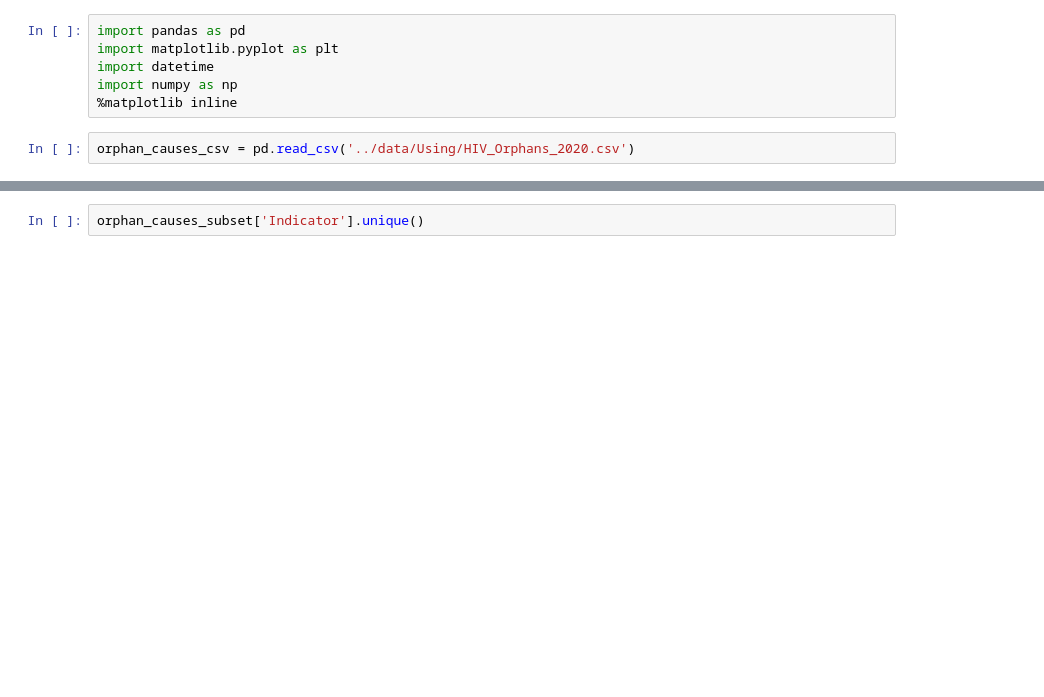
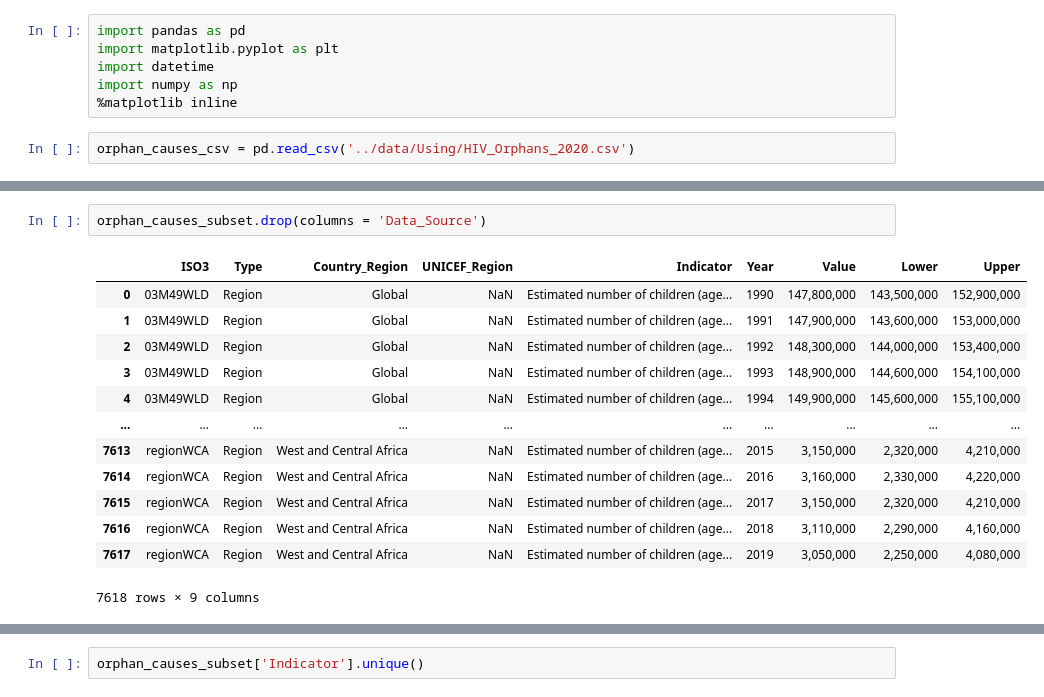
Before and after one commit to kellyrwilliams/HIV-AIDS-Impact-on-Orphan-Crisis-in-Africa, a Jupyter notebook: notebooks/capstone_global_orphan_causes.ipynb, the cells around one changed output, grey strips where cells are left out. Drawn from its saved outputs; the diff is of its cells as text; blank space fills up the shorter version.

```diff
--- a/notebooks/capstone_global_orphan_causes.ipynb
+++ b/notebooks/capstone_global_orphan_causes.ipynb
@@ -47,6 +47,22 @@ orphan_causes_subset.head()
 | 2 | 03M49WLD | Region | Global | NaN | Estimated number of children (age... | UNAIDS 2020 estimates | 1992 | 148,300,000 | 144,000,000 | ... |
 | 3 | 03M49WLD | Region | Global | NaN | Estimated number of children (age... | UNAIDS 2020 estimates | 1993 | 148,900,000 | 144,600,000 | ... |
 | 4 | 03M49WLD | Region | Global | NaN | Estimated number of children (age... | UNAIDS 2020 estimates | 1994 | 149,900,000 | 145,600,000 | ... |
+# %%
+orphan_causes_subset.drop(columns = 'Data_Source')
+# %% [output]
+|  | ISO3 | Type | Country_Region | UNICEF_Region | Indicator | Year | Value | Lower | Upper |
+| 0 | 03M49WLD | Region | Global | NaN | Estimated number of children (age... | 1990 | 147,800,000 | 143,500,000 | 152,900,000 |
+| 1 | 03M49WLD | Region | Global | NaN | Estimated number of children (age... | 1991 | 147,900,000 | 143,600,000 | 153,000,000 |
+| 2 | 03M49WLD | Region | Global | NaN | Estimated number of children (age... | 1992 | 148,300,000 | 144,000,000 | 153,400,000 |
+| 3 | 03M49WLD | Region | Global | NaN | Estimated number of children (age... | 1993 | 148,900,000 | 144,600,000 | 154,100,000 |
+| 4 | 03M49WLD | Region | Global | NaN | Estimated number of children (age... | 1994 | 149,900,000 | 145,600,000 | 155,100,000 |
+| ... | ... | ... | ... | ... | ... | ... | ... | ... | ... |
+| 7613 | regionWCA | Region | West and Central Africa | NaN | Estimated number of children (age... | 2015 | 3,150,000 | 2,320,000 | 4,210,000 |
+| 7614 | regionWCA | Region | West and Central Africa | NaN | Estimated number of children (age... | 2016 | 3,160,000 | 2,330,000 | 4,220,000 |
+| 7615 | regionWCA | Region | West and Central Africa | NaN | Estimated number of children (age... | 2017 | 3,150,000 | 2,320,000 | 4,210,000 |
+| 7616 | regionWCA | Region | West and Central Africa | NaN | Estimated number of children (age... | 2018 | 3,110,000 | 2,290,000 | 4,160,000 |
+| 7617 | regionWCA | Region | West and Central Africa | NaN | Estimated number of children (age... | 2019 | 3,050,000 | 2,250,000 | 4,080,000 |
+7618 rows × 9 columns
 # %%
 orphan_causes_subset.isna().sum()
 # %% [output]
```
Also changed, not shown: parts of 24 cells of this notebook, 5 other files.
